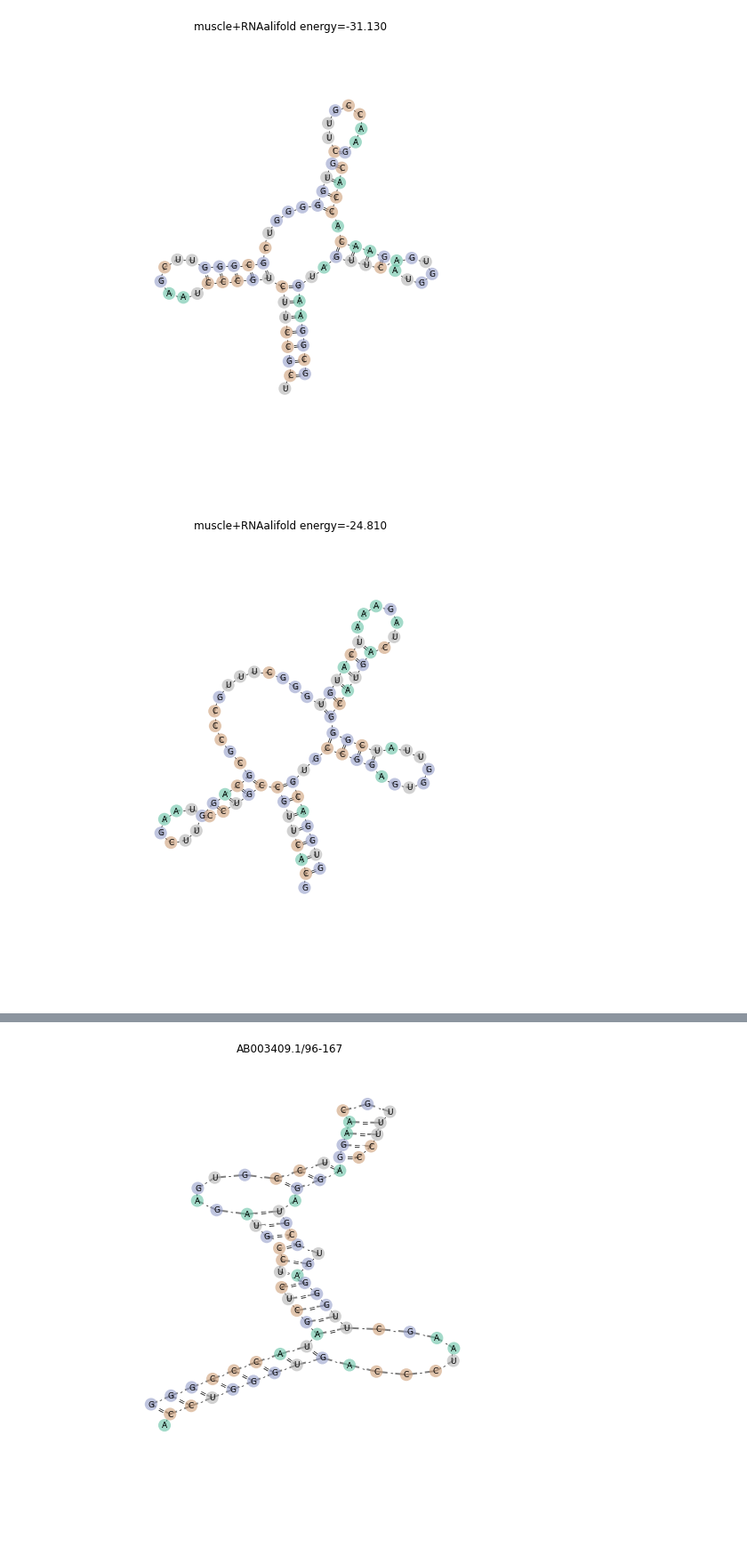
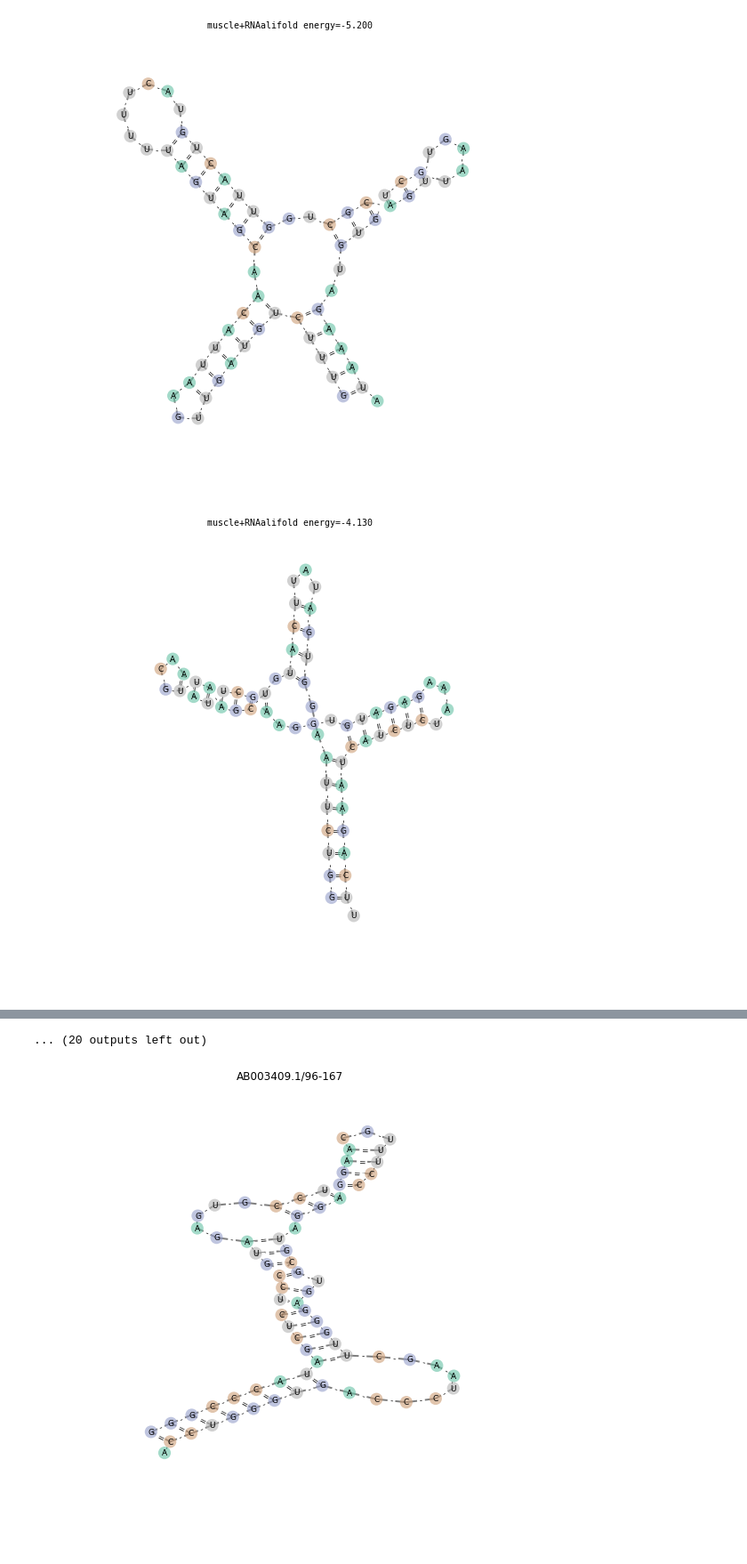
Before and after one commit to fabriziocosta/EDeN_examples, a Jupyter notebook: bioinf/rna/RNAVectorizer.ipynb, the cells around one changed output, grey strips where cells are left out. Shown at 89% size. Saved outputs shown, nothing was run; the diff lists cells and outputs as text; code cells hidden in the pictures.

```diff
--- a/bioinf/rna/RNAVectorizer.ipynb
+++ b/bioinf/rna/RNAVectorizer.ipynb
@@ -46,7 +46,7 @@ Wall time: 1.87 s
 # %%
 #X = rnavec.transform(seqs[100:110])
 # %%
-graphs = rnavec.graphs(seqs[300:320], sampling_prob=.1, n_iter=30)
+graphs = rnavec.graphs(seqs[18:50], sampling_prob=.1, n_iter=30)
 my_opt=dict(opts)
 my_opt.update({'vertex_color':'_labels_', 'colormap':'Set2', 'title_key':'info'})
 plot(graphs,num=None,opts=my_opt)
@@ -57,2 +57,2 @@ plot(graphs,num=None,opts=my_opt)
-[figure, old version]
+[figure, new version]
-[figure, old version]
+[figure, new version]
@@ -64,3 +66,4 @@ plot(graphs,num=None,opts=my_opt)
+... (20 outputs left out)
 # %%
 from eden.converter.rna.rnafold import rnafold_to_eden
 graphs = rnafold_to_eden(seqs[:10])
```
Also changed, not shown: parts of 2 cells of this notebook, 1 other file.
